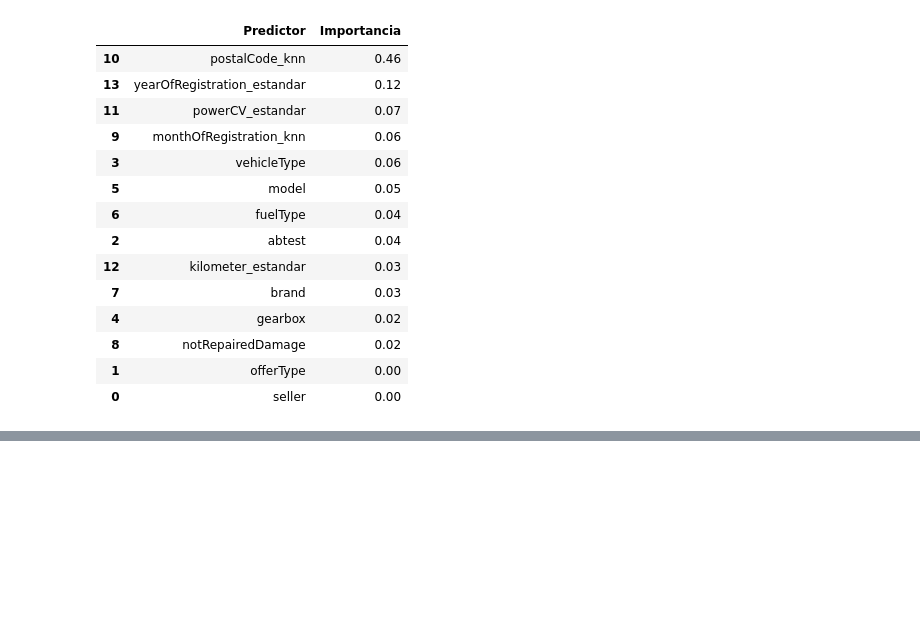
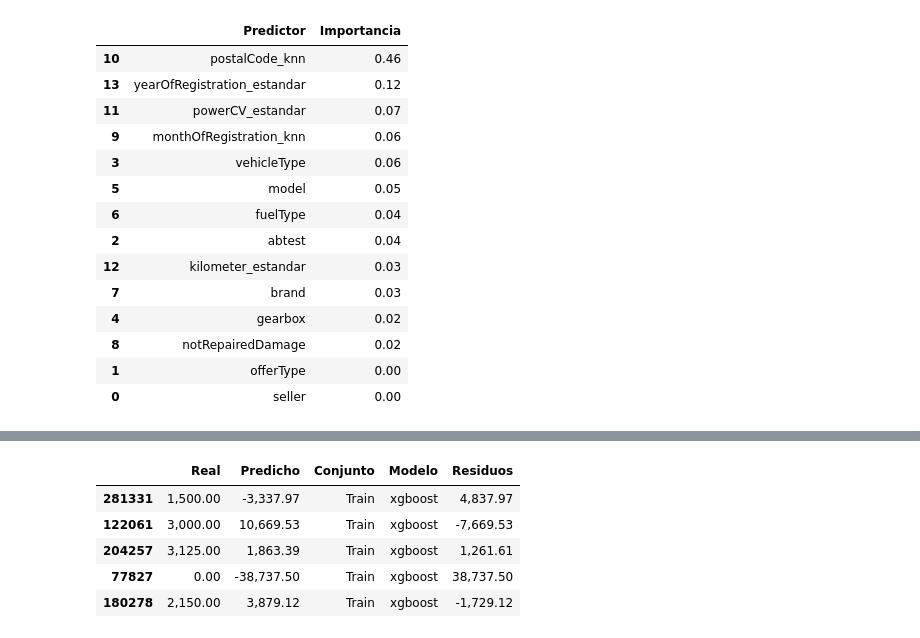
Before and after one commit to santiagorodriguez-dev/laboratorio-modulo8-leccion02-completo, a Jupyter notebook: notebooks/laboratorio-modulo8-leccion02-completo-v1.ipynb, the cells around one changed output, grey strips where cells are left out. Saved outputs shown, nothing was run; the diff lists cells and outputs as text; code cells hidden in the pictures; blank space fills up the shorter version.

```diff
--- a/notebooks/laboratorio-modulo8-leccion02-completo-v1.ipynb
+++ b/notebooks/laboratorio-modulo8-leccion02-completo-v1.ipynb
@@ -145,0 +176,17 @@ analisis_gradient_boosting.importancia_predictores("gradient_boosting")
+# %%
+# instanciamos la clase de regresión lineal
+analisis_xgboost= sa.AnalisisModelosRegresion(dataframe=df_analize, variable_dependiente='price_knn')
+
+# llamamos a la función para ajustar el modelo
+analisis_xgboost.ajustar_modelo(modelo='xgboost')
+
+# llamamos al metodo para obtener los resultaods de las predicciones
+df_resultados_xgboost = analisis_xgboost.obtener_resultados()
+df_resultados_xgboost.head()
+# %% [output]
+|  | Real | Predicho | Conjunto | Modelo | Residuos |
+| 281331 | 1,500.00 | -3,337.97 | Train | xgboost | 4,837.97 |
+| 122061 | 3,000.00 | 10,669.53 | Train | xgboost | -7,669.53 |
+| 204257 | 3,125.00 | 1,863.39 | Train | xgboost | 1,261.61 |
+| 77827 | 0.00 | -38,737.50 | Train | xgboost | 38,737.50 |
+| 180278 | 2,150.00 | 3,879.12 | Train | xgboost | -1,729.12 |
```
Also changed, not shown: parts of 5 cells of this notebook.
